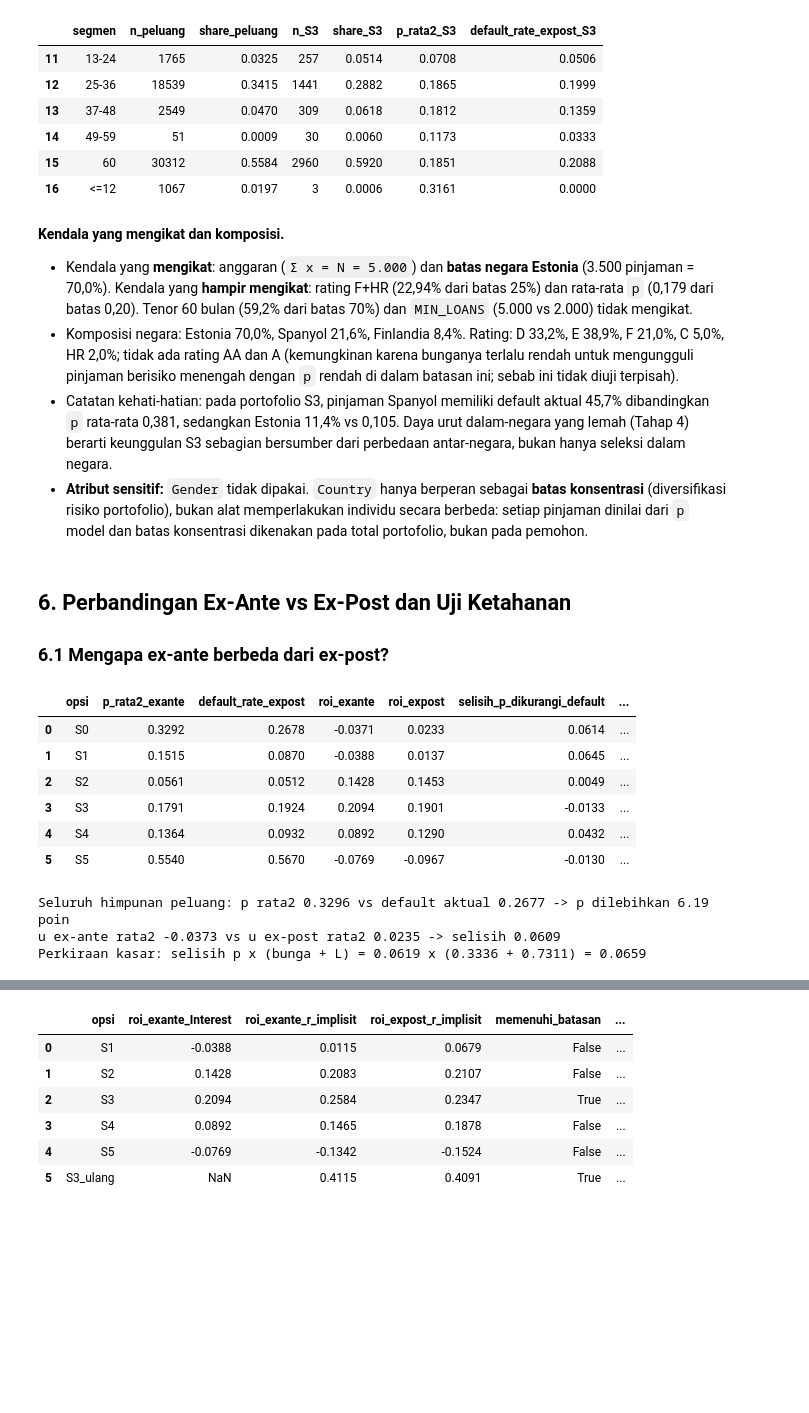
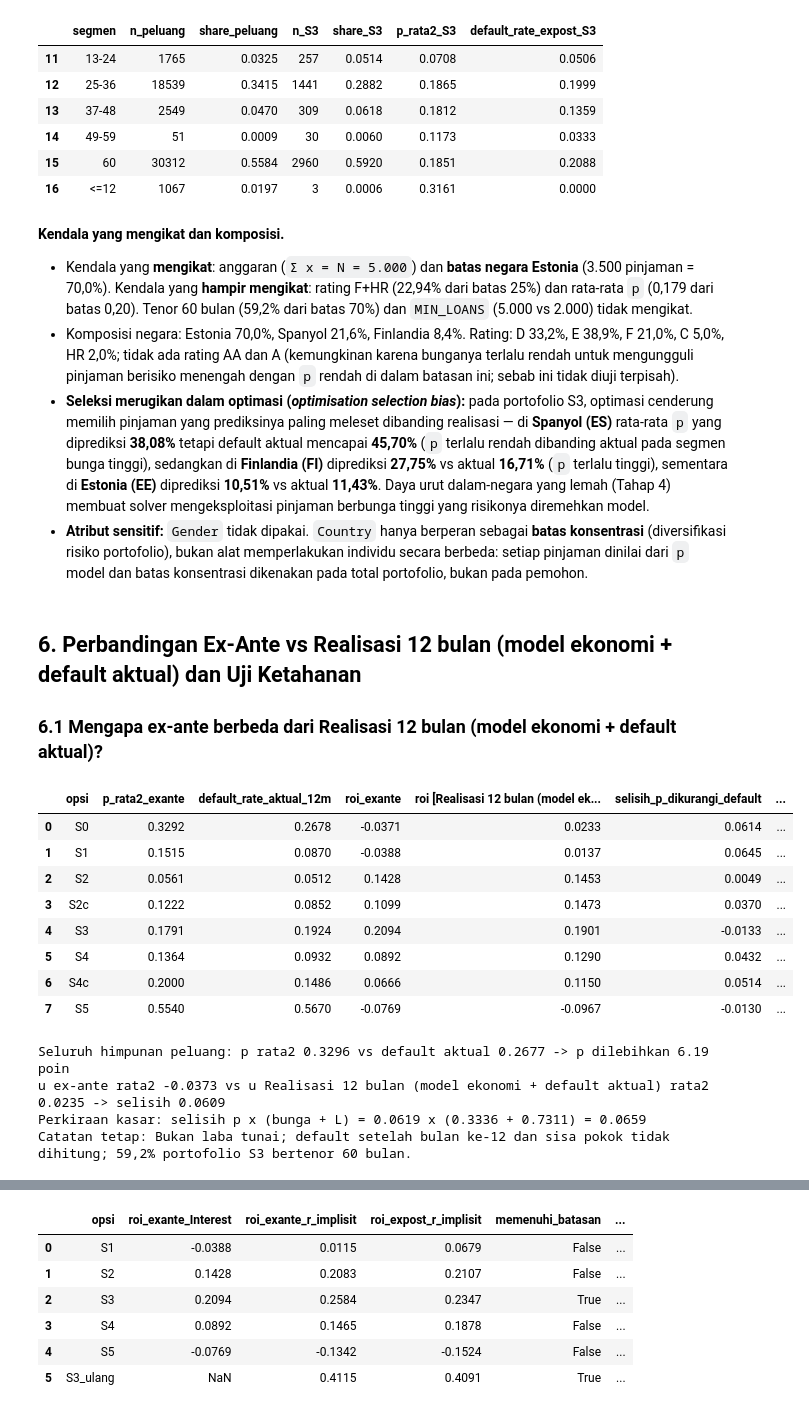
Before and after one commit to B4tra/bondora-analytics, a Jupyter notebook: notebooks/06_prescriptive.ipynb, the cells around one changed output, grey strips where cells are left out. Drawn from its saved outputs; the diff is of its cells as text; code cells hidden in the pictures; blank space fills up the shorter version.

```diff
--- a/notebooks/06_prescriptive.ipynb
+++ b/notebooks/06_prescriptive.ipynb
@@ -39,8 +41,28 @@ pd.set_option("display.float_format", lambda v: f"{v:,.4f}")
 T = config.TABLES_DIR
 F = config.FIGURES_DIR
 meta = json.loads((T / "06_run_meta.json").read_text(encoding="utf-8"))
+
+REALISASI_LABEL = "Realisasi 12 bulan (model ekonomi + default aktual)"
+REALISASI_NOTE = "Bukan laba tunai; default setelah bulan ke-12 dan sisa pokok tidak dihitung; 59,2% portofolio S3 bertenor 60 bulan."
+
+
+def rename_realisasi_cols(df: pd.DataFrame) -> pd.DataFrame:
+    mapping = {
+        "default_rate_expost": "default_rate_aktual_12m",
+        "profit_expost_eur": f"profit_eur [{REALISASI_LABEL}]",
+        "profit_expost_ci_low": f"profit_ci_low [{REALISASI_LABEL}]",
+        "profit_expost_ci_high": f"profit_ci_high [{REALISASI_LABEL}]",
+        "roi_expost": f"roi [{REALISASI_LABEL}]",
+        "roi_expost_ci_low": f"roi_ci_low [{REALISASI_LABEL}]",
+        "roi_expost_ci_high": f"roi_ci_high [{REALISASI_LABEL}]",
+    }
+    return df.rename(columns={k: v for k, v in mapping.items() if k in df.columns})
+
+
 print(f"Project root : {config.PROJECT_ROOT}")
 print(f"Random seed  : {config.RANDOM_SEED}")
+print(f"Label        : {REALISASI_LABEL}")
+print(f"Catatan tetap: {REALISASI_NOTE}")
 # %% [output]
 Project root : D:\tugas_3_pemodelan_data\bondora-analytics
 Random seed  : 42
@@ -310,32 +381,36 @@ Komposisi S3 menurut Tenor
 
 - Kendala yang **mengikat**: anggaran (`Σ x = N = 5.000`) dan **batas negara Estonia** (3.500 pinjaman = 70,0%). Kendala yang **hampir mengikat**: rating F+HR (22,94% dari batas 25%) dan rata-rata `p` (0,179 dari batas 0,20). Tenor 60 bulan (59,2% dari batas 70%) dan `MIN_LOANS` (5.000 vs 2.000) tidak mengikat.
 - Komposisi negara: Estonia 70,0%, Spanyol 21,6%, Finlandia 8,4%. Rating: D 33,2%, E 38,9%, F 21,0%, C 5,0%, HR 2,0%; tidak ada rating AA dan A (kemungkinan karena bunganya terlalu rendah untuk mengungguli pinjaman berisiko menengah dengan `p` rendah di dalam batasan ini; sebab ini tidak diuji terpisah).
-- Catatan kehati-hatian: pada portofolio S3, pinjaman Spanyol memiliki default aktual 45,7% dibandingkan `p` rata-rata 0,381, sedangkan Estonia 11,4% vs 0,105. Daya urut dalam-negara yang lemah (Tahap 4) berarti keunggulan S3 sebagian bersumber dari perbedaan antar-negara, bukan hanya seleksi dalam negara.
+- **Seleksi merugikan dalam optimasi (*optimisation selection bias*):** pada portofolio S3, optimasi cenderung memilih pinjaman yang prediksinya paling meleset dibanding realisasi — di **Spanyol (ES)** rata-rata `p` yang diprediksi **38,08%** tetapi default aktual mencapai **45,70%** (`p` terlalu rendah dibanding aktual pada segmen bunga tinggi), sedangkan di **Finlandia (FI)** diprediksi **27,75%** vs aktual **16,71%** (`p` terlalu tinggi), sementara di **Estonia (EE)** diprediksi **10,51%** vs aktual **11,43%**. Daya urut dalam-negara yang lemah (Tahap 4) membuat solver mengeksploitasi pinjaman berbunga tinggi yang risikonya diremehkan model.
 - **Atribut sensitif:** `Gender` tidak dipakai. `Country` hanya berperan sebagai **batas konsentrasi** (diversifikasi risiko portofolio), bukan alat memperlakukan individu secara berbeda: setiap pinjaman dinilai dari `p` model dan batas konsentrasi dikenakan pada total portofolio, bukan pada pemohon.
 # %% [markdown]
-## 6. Perbandingan Ex-Ante vs Ex-Post dan Uji Ketahanan
+## 6. Perbandingan Ex-Ante vs Realisasi 12 bulan (model ekonomi + default aktual) dan Uji Ketahanan
 
-### 6.1 Mengapa ex-ante berbeda dari ex-post?
+### 6.1 Mengapa ex-ante berbeda dari Realisasi 12 bulan (model ekonomi + default aktual)?
 # %%
 cmp_ = res[["opsi", "p_rata2_exante", "default_rate_expost", "roi_exante", "roi_expost"]].copy()
 cmp_["selisih_p_dikurangi_default"] = cmp_["p_rata2_exante"] - cmp_["default_rate_expost"]
-cmp_["selisih_roi_expost_dikurangi_exante"] = cmp_["roi_expost"] - cmp_["roi_exante"]
-display(cmp_)
+cmp_["selisih_roi_realisasi_dikurangi_exante"] = cmp_["roi_expost"] - cmp_["roi_exante"]
+display(rename_realisasi_cols(cmp_))
 
 opp_meta = meta["opportunity_set"]
 gap_p = opp_meta["p_mean"] - opp_meta["default_rate_actual"]
 print(f"Seluruh himpunan peluang: p rata2 {opp_meta['p_mean']:.4f} vs default aktual {opp_meta['default_rate_actual']:.4f} -> p dilebihkan {gap_p*100:.2f} poin")
-print(f"u ex-ante rata2 {opp_meta['u_exante_mean']:.4f} vs u ex-post rata2 {opp_meta['u_expost_mean']:.4f} -> selisih {(opp_meta['u_expost_mean']-opp_meta['u_exante_mean']):.4f}")
+print(f"u ex-ante rata2 {opp_meta['u_exante_mean']:.4f} vs u {REALISASI_LABEL} rata2 {opp_meta['u_expost_mean']:.4f} -> selisih {(opp_meta['u_expost_mean']-opp_meta['u_exante_mean']):.4f}")
 print(f"Perkiraan kasar: selisih p x (bunga + L) = {gap_p:.4f} x ({opp_meta['interest12_frac_mean']:.4f} + {lgd['L']:.4f}) = {gap_p*(opp_meta['interest12_frac_mean']+lgd['L']):.4f}")
+print(f"Catatan tetap: {REALISASI_NOTE}")
 # %% [output]
-|  | opsi | p_rata2_exante | default_rate_expost | roi_exante | roi_expost | selisih_p_dikurangi_default | ... |
+|  | opsi | p_rata2_exante | default_rate_aktual_12m | roi_exante | roi [Realisasi 12 bulan (model ek... | selisih_p_dikurangi_default | ... |
 | 0 | S0 | 0.3292 | 0.2678 | -0.0371 | 0.0233 | 0.0614 | ... |
 | 1 | S1 | 0.1515 | 0.0870 | -0.0388 | 0.0137 | 0.0645 | ... |
 | 2 | S2 | 0.0561 | 0.0512 | 0.1428 | 0.1453 | 0.0049 | ... |
-| 3 | S3 | 0.1791 | 0.1924 | 0.2094 | 0.1901 | -0.0133 | ... |
-| 4 | S4 | 0.1364 | 0.0932 | 0.0892 | 0.1290 | 0.0432 | ... |
-| 5 | S5 | 0.5540 | 0.5670 | -0.0769 | -0.0967 | -0.0130 | ... |
+| 3 | S2c | 0.1222 | 0.0852 | 0.1099 | 0.1473 | 0.0370 | ... |
+| 4 | S3 | 0.1791 | 0.1924 | 0.2094 | 0.1901 | -0.0133 | ... |
+| 5 | S4 | 0.1364 | 0.0932 | 0.0892 | 0.1290 | 0.0432 | ... |
+| 6 | S4c | 0.2000 | 0.1486 | 0.0666 | 0.1150 | 0.0514 | ... |
+| 7 | S5 | 0.5540 | 0.5670 | -0.0769 | -0.0967 | -0.0130 | ... |
 Seluruh himpunan peluang: p rata2 0.3296 vs default aktual 0.2677 -> p dilebihkan 6.19 poin
-u ex-ante rata2 -0.0373 vs u ex-post rata2 0.0235 -> selisih 0.0609
+u ex-ante rata2 -0.0373 vs u Realisasi 12 bulan (model ekonomi + default aktual) rata2 0.0235 -> selisih 0.0609
 Perkiraan kasar: selisih p x (bunga + L) = 0.0619 x (0.3336 + 0.7311) = 0.0659
+Catatan tetap: Bukan laba tunai; default setelah bulan ke-12 dan sisa pokok tidak dihitung; 59,2% portofolio S3 bertenor 60 bulan.
 # %% [markdown]
```
Also changed, not shown: parts of 30 cells of this notebook, 14 other files.
